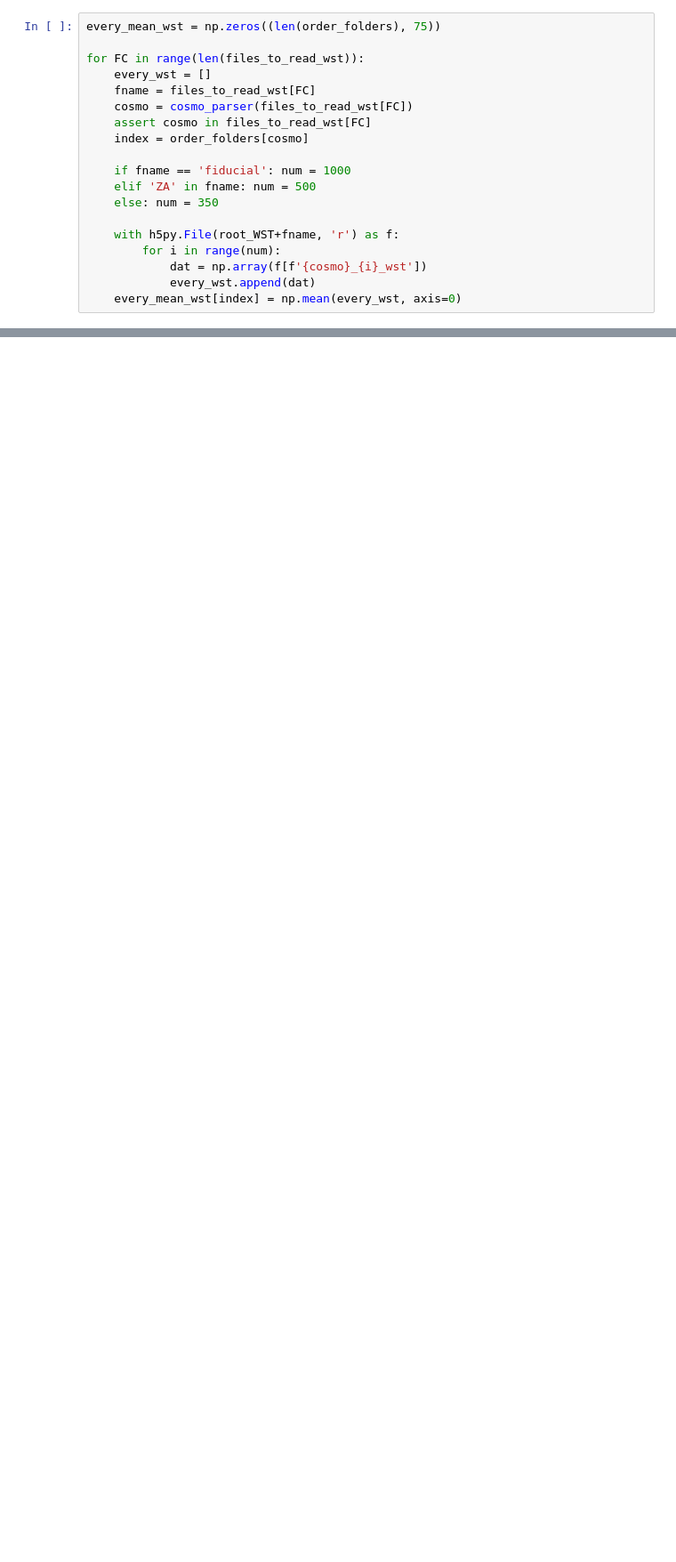
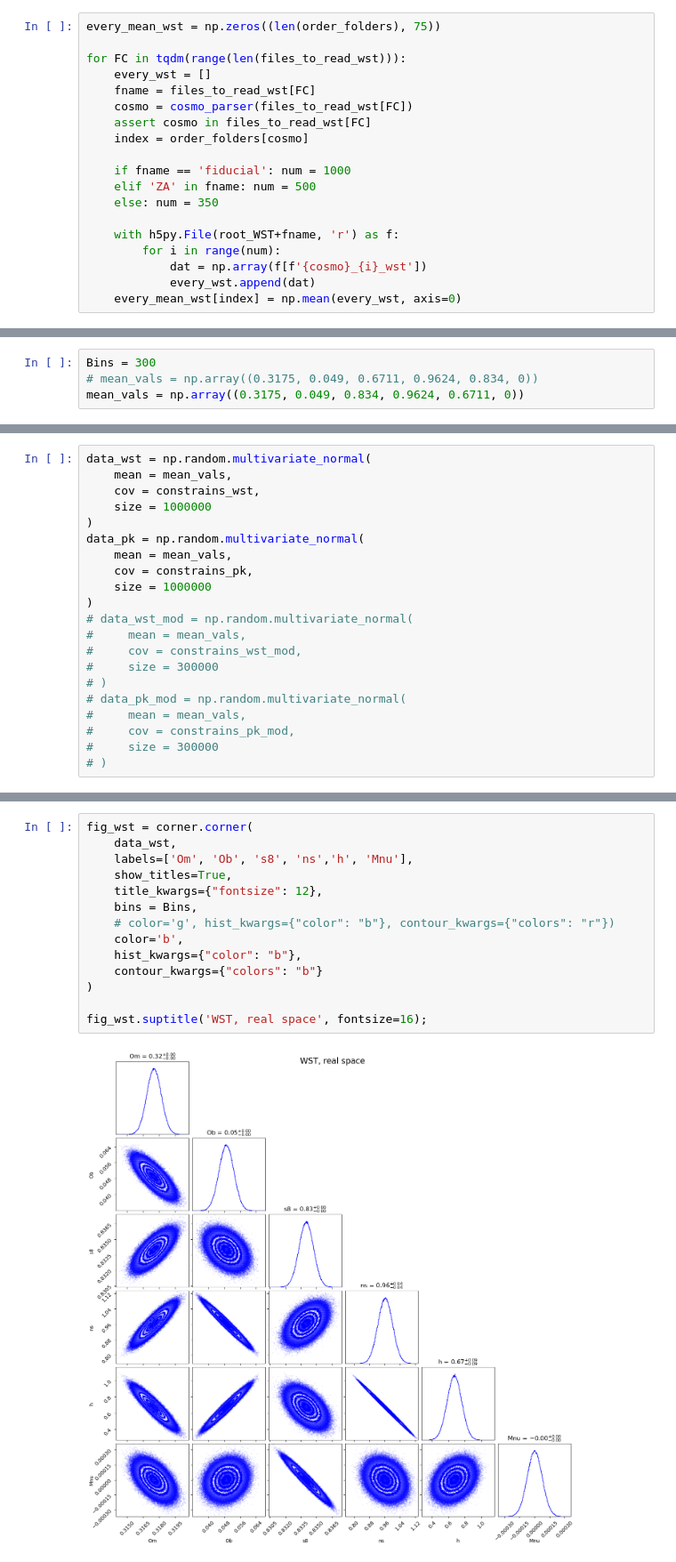
Before and after one commit to RiccGerva97/Tesi-Magistrale, a Jupyter notebook: cubes/elab_3D.ipynb, the cells around one changed output, grey strips where cells are left out. Shown at 89% size. Saved outputs shown, nothing was run; the diff lists cells and outputs as text; blank space fills up the shorter version.

Commit message:
upgraded plots to Beta version

```diff
--- a/cubes/elab_3D.ipynb
+++ b/cubes/elab_3D.ipynb
@@ -237,7 +261,7 @@ files_to_read_pk.remove('ArrayK.hdf5')
 # %%
 every_mean_wst = np.zeros((len(order_folders), 75))
 
-for FC in range(len(files_to_read_wst)):
+for FC in tqdm(range(len(files_to_read_wst))):
     every_wst = []
     fname = files_to_read_wst[FC]
     cosmo = cosmo_parser(files_to_read_wst[FC])
@@ -399,0 +504,4 @@ LinAlgError: Singular matrix
+# %%
+Bins = 300
+# mean_vals = np.array((0.3175, 0.049, 0.6711, 0.9624, 0.834, 0))
+mean_vals = np.array((0.3175, 0.049, 0.834, 0.9624, 0.6711, 0))
@@ -399,0 +517,21 @@ LinAlgError: Singular matrix
+# %%
+data_wst = np.random.multivariate_normal(
+    mean = mean_vals,
+    cov = constrains_wst,
+    size = 1000000
+)
+data_pk = np.random.multivariate_normal(
+    mean = mean_vals,
+    cov = constrains_pk,
+    size = 1000000
+)
+# data_wst_mod = np.random.multivariate_normal(
+#     mean = mean_vals,
+#     cov = constrains_wst_mod,
+#     size = 300000
+# )
+# data_pk_mod = np.random.multivariate_normal(
+#     mean = mean_vals,
+#     cov = constrains_pk_mod,
+#     size = 300000
+# )
@@ -399,0 +579,16 @@ LinAlgError: Singular matrix
+# %%
+fig_wst = corner.corner(
+    data_wst,
+    labels=['Om', 'Ob', 's8', 'ns','h', 'Mnu'],
+    show_titles=True,
+    title_kwargs={"fontsize": 12},
+    bins = Bins,
+    # color='g', hist_kwargs={"color": "b"}, contour_kwargs={"colors": "r"})
+    color='b',
+    hist_kwargs={"color": "b"},
+    contour_kwargs={"colors": "b"}
+)
+
+fig_wst.suptitle('WST, real space', fontsize=16);
+# %% [output]
+[figure, added]
```
Also changed, not shown: parts of 29 cells of this notebook, 2 other files.
